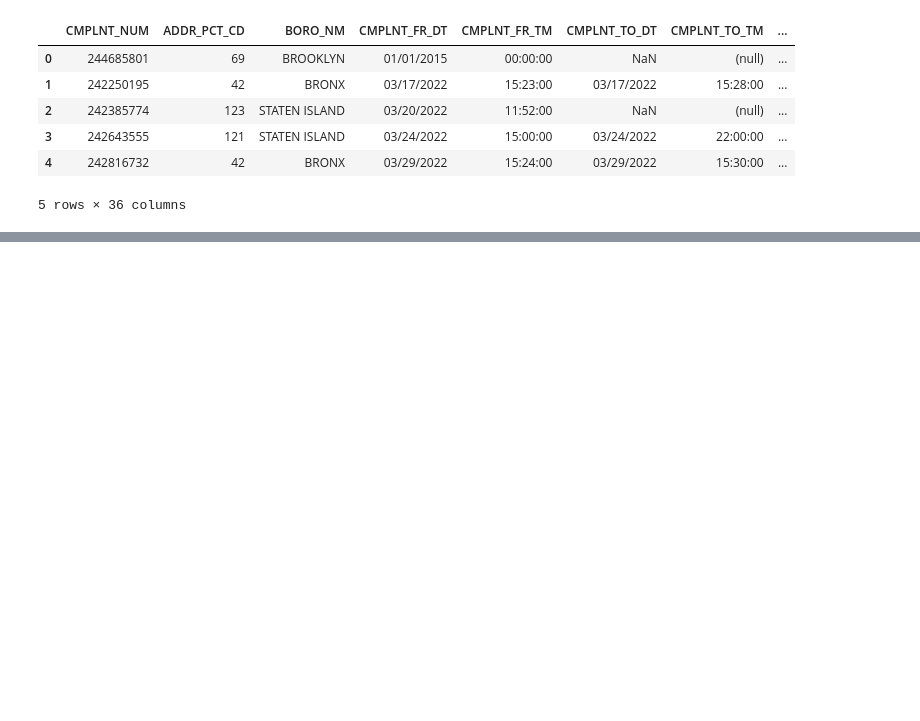
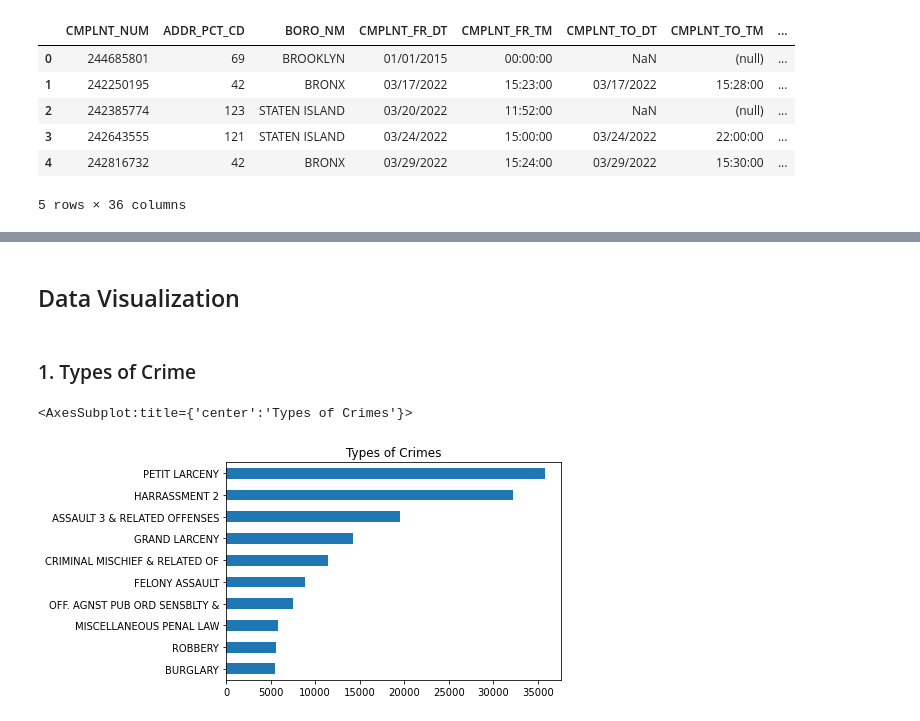
Before and after one commit to chadasravani/IST5520_Group1_NYPD_Complaint_Data, a Jupyter notebook: Project Proposal - Milestone 2.ipynb, the cells around one changed output, grey strips where cells are left out. Saved outputs shown, nothing was run; the diff lists cells and outputs as text; code cells hidden in the pictures; blank space fills up the shorter version.

```diff
--- a/Project Proposal - Milestone 2.ipynb
+++ b/Project Proposal - Milestone 2.ipynb
@@ -37,0 +351,21 @@ df.head()
+# %%
+df = pd.concat([df,to_hr],axis=1)
+df.columns = [*df.columns[:-1], 'CMPLNT_TO_PART']
+# %%
+def f(x=0):
+    if (x > 4) and (x <= 8):
+        return 'Early Morning'
+    elif (x > 8) and (x <= 12 ):
+        return 'Morning'
+    elif (x > 12) and (x <= 16):
+        return'Noon'
+    elif (x > 16) and (x <= 20) :
+        return 'Evening'
+    elif (x > 20) and (x <= 24):
+        return'Night'
+    elif (x <= 4):
+        return'Late Night'
+# %%
+df['CMPLNT_FR_PART'] = df['CMPLNT_FR_PART'].apply(lambda z: f(z))
+# %%
+df['CMPLNT_TO_PART'] = df['CMPLNT_TO_PART'].apply(lambda z: f(z))
@@ -37,0 +418,9 @@ df.head()
+# %% [markdown]
+## Data Visualization
+# %% [markdown]
+### 1. Types of Crime
+# %%
+df.OFNS_DESC.value_counts().iloc[:10].sort_values().plot(kind="barh", title = "Types of Crimes")
+# %% [output]
+<AxesSubplot:title={'center':'Types of Crimes'}>
+[figure, added]
```
Also changed, not shown: parts of 55 cells of this notebook.
